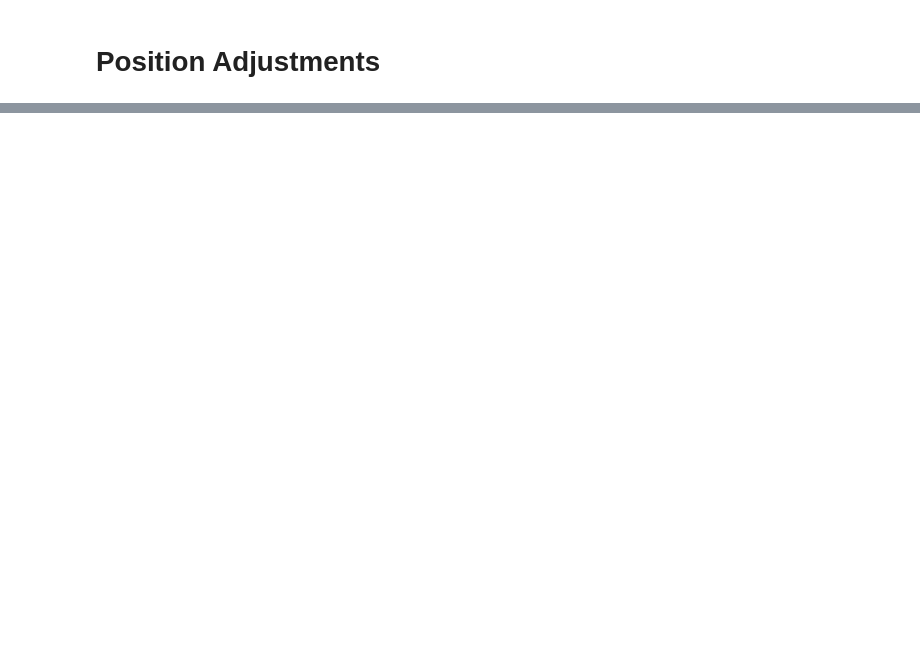
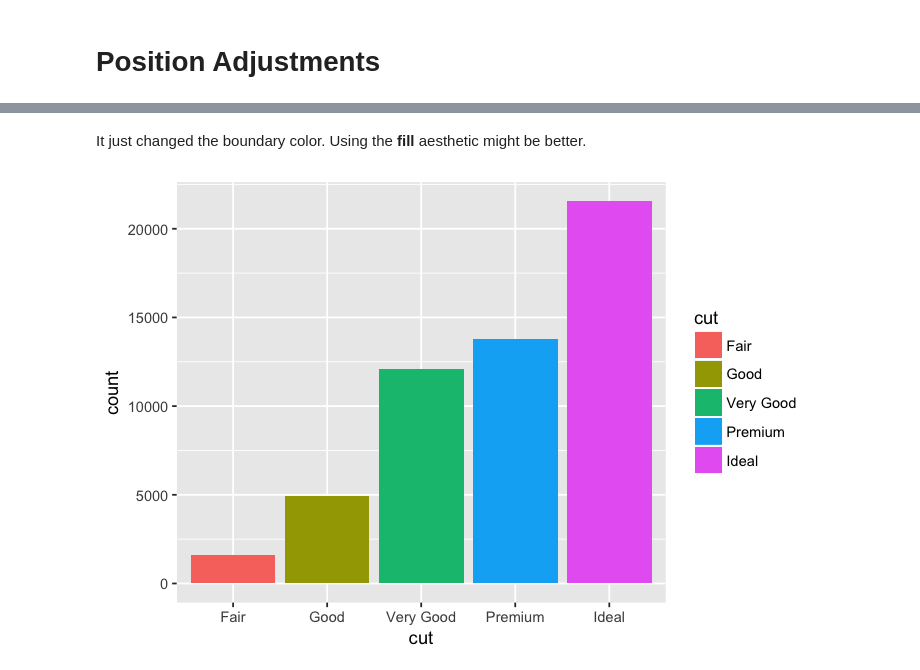
Before and after one commit to ambujtewari/stats306-fall2017, a Jupyter notebook: Lecture02.ipynb, the cells around one changed output, grey strips where cells are left out. Drawn from its saved outputs; the diff is of its cells as text; code cells hidden in the pictures; blank space fills up the shorter version.

```diff
--- a/Lecture02.ipynb
+++ b/Lecture02.ipynb
@@ -98,0 +107,7 @@ ggplot(data = my_tibble) +
+# %% [markdown]
+It just changed the boundary color. Using the **fill** aesthetic might be better.
+# %%
+ggplot(data = diamonds) +
+    geom_bar(mapping = aes(x = cut, fill = cut))
+# %% [output]
+[figure, added]
```
Also changed, not shown: parts of 8 cells of this notebook, 1 other file.
